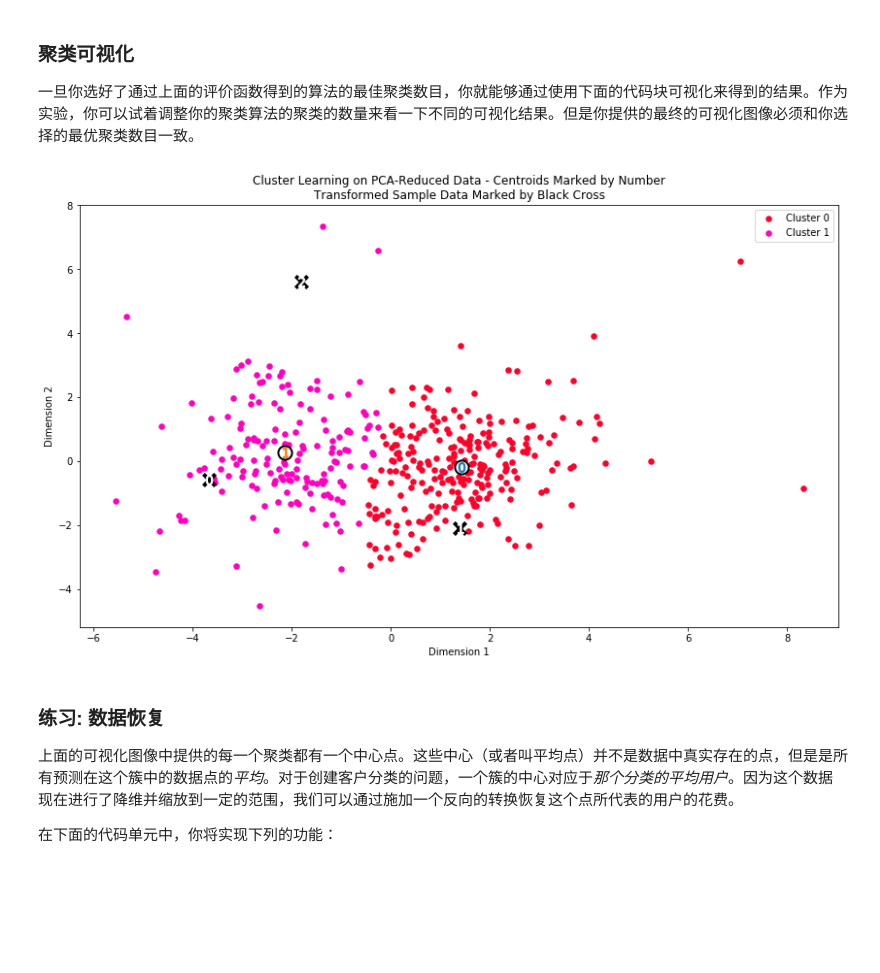
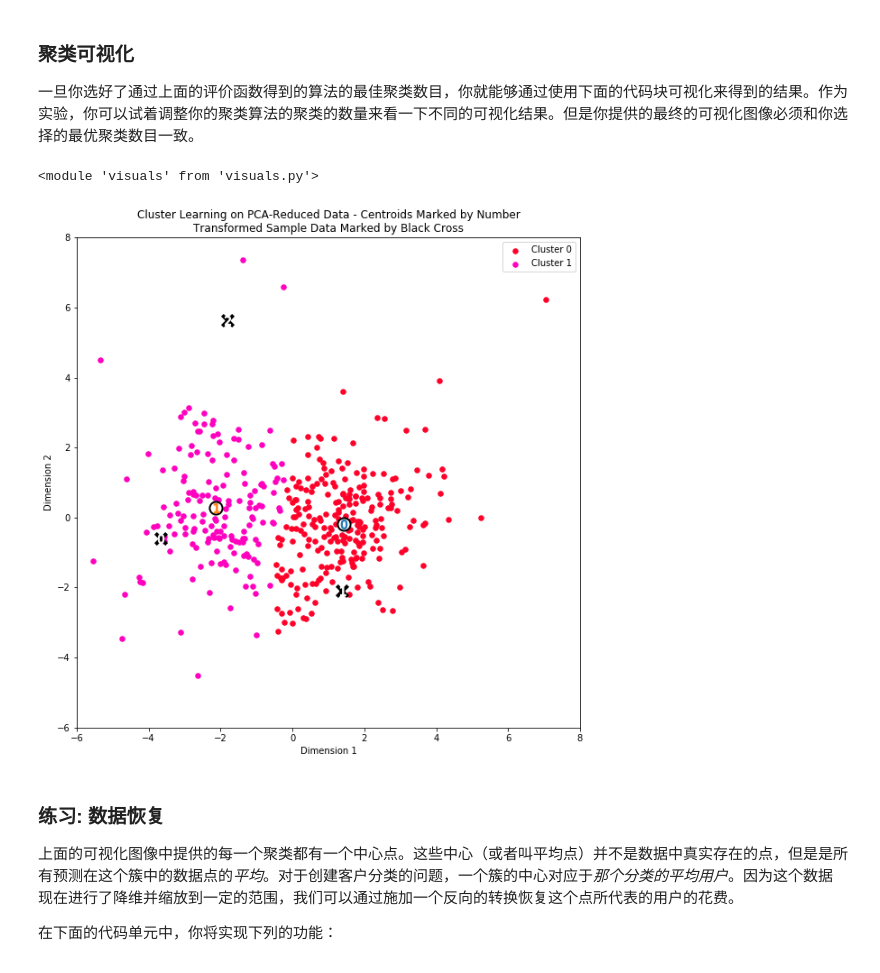
Before and after one commit to cchao1031/ML-nanodegree, a Jupyter notebook: creating_customer_segments/customer_segments.ipynb, the cells around one changed output. Saved outputs shown, nothing was run; the diff lists cells and outputs as text; code cells hidden in the pictures; blank space fills up the shorter version.

```diff
--- a/creating_customer_segments/customer_segments.ipynb
+++ b/creating_customer_segments/customer_segments.ipynb
@@ -468,18 +468,23 @@ the silhouette score is 0.2571 for 10 clusters using GMM
 # %% [markdown]
 ### 聚类可视化
 一旦你选好了通过上面的评价函数得到的算法的最佳聚类数目，你就能够通过使用下面的代码块可视化来得到的结果。作为实验，你可以试着调整你的聚类算法的聚类的数量来看一下不同的可视化结果。但是你提供的最终的可视化图像必须和你选择的最优聚类数目一致。
+# %%
+import visuals
+reload(visuals)
+# %% [output]
+<module 'visuals' from 'visuals.py'>
 # %%
 clusterer = KMeans(n_clusters=2, random_state=1031)
 clusterer.fit(reduced_data)
 preds = clusterer.predict(reduced_data)
 centers = clusterer.cluster_centers_
 sample_preds = clusterer.predict(pca_2d_samples)
 score = silhouette_score(reduced_data, preds)
 
 # 从已有的实现中展示聚类的结果
-vs.cluster_results(reduced_data, preds, centers, pca_samples)
+visuals.cluster_results(reduced_data, preds, centers, pca_samples)
 # %% [output]
-[figure, old version]
+[figure, new version]
 # %% [markdown]
 ### 练习: 数据恢复
 上面的可视化图像中提供的每一个聚类都有一个中心点。这些中心（或者叫平均点）并不是数据中真实存在的点，但是是所有预测在这个簇中的数据点的*平均*。对于创建客户分类的问题，一个簇的中心对应于*那个分类的平均用户*。因为这个数据现在进行了降维并缩放到一定的范围，我们可以通过施加一个反向的转换恢复这个点所代表的用户的花费。
```
Also changed, not shown: parts of 15 cells of this notebook, 3 other files.
